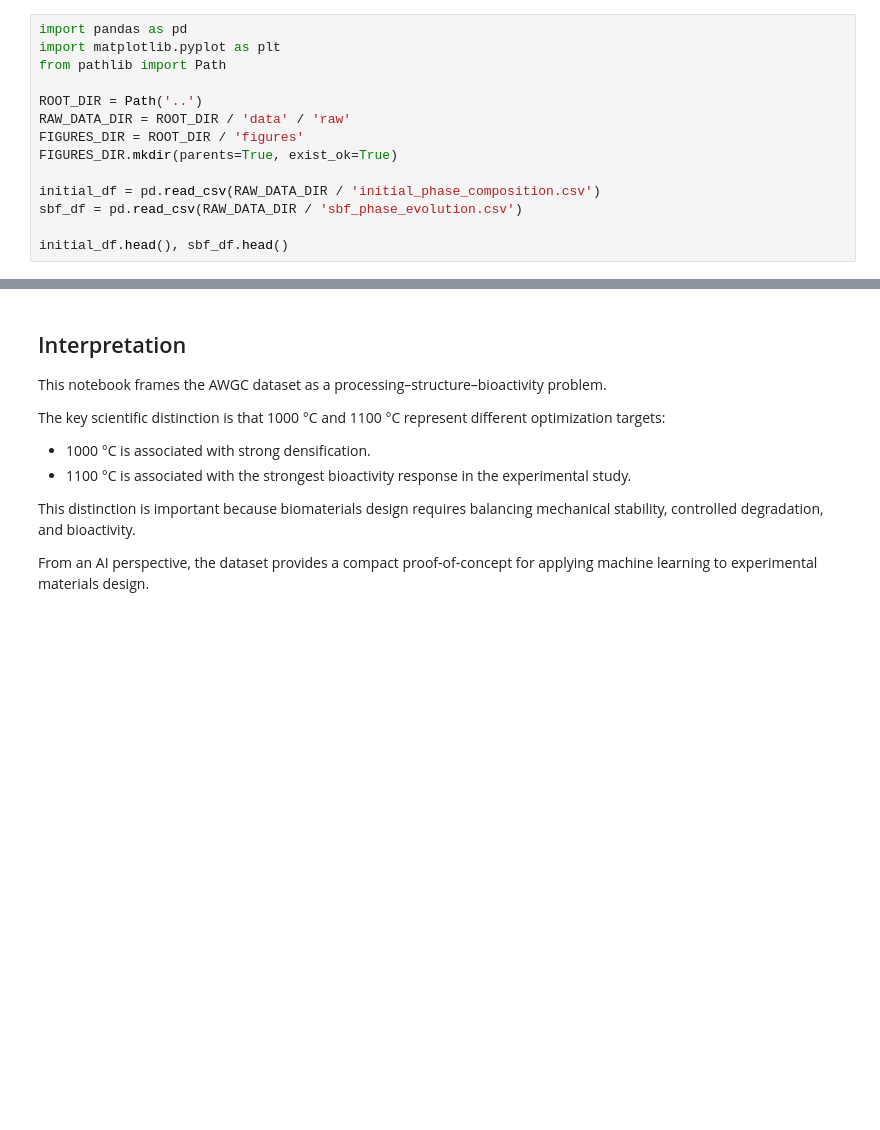
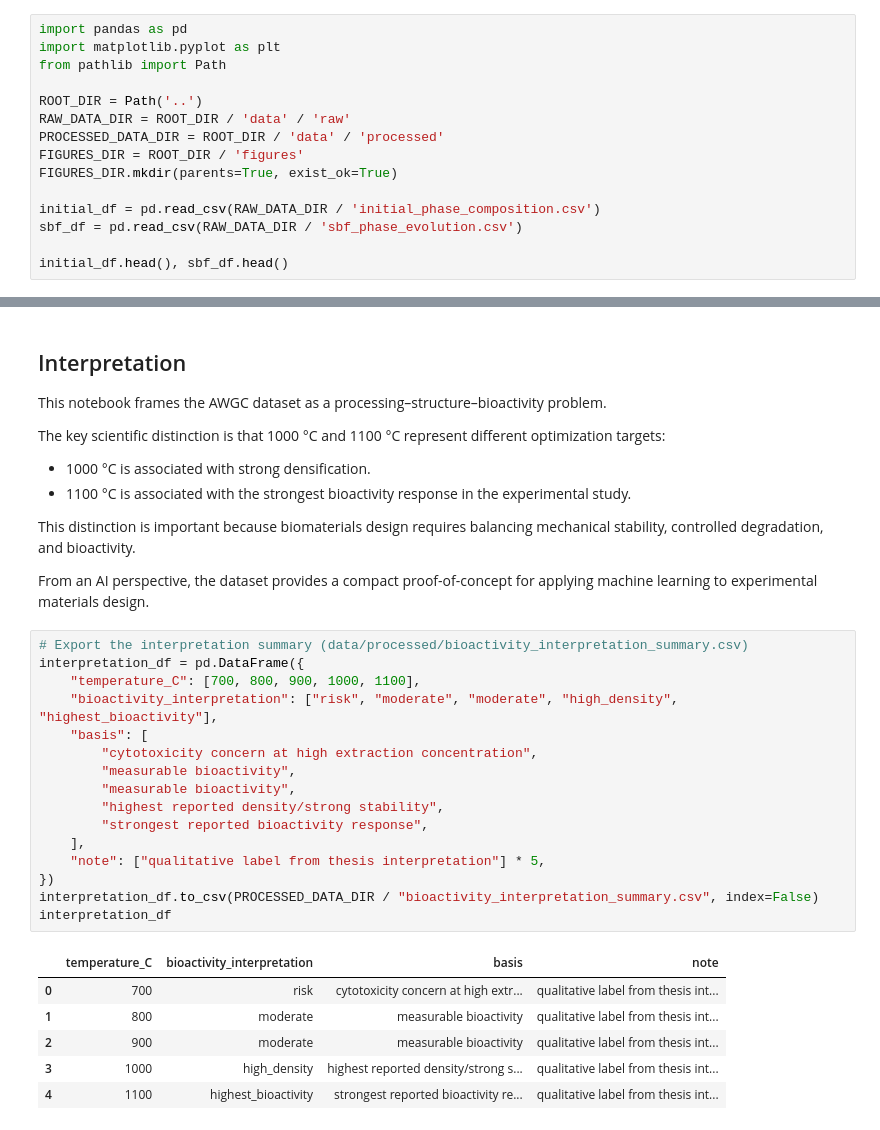
Before and after one commit to andualembelachew2/KineticAI-AWGC, a Jupyter notebook: notebooks/04_bioactivity_interpretation.ipynb, the cells around one changed output, grey strips where cells are left out. Saved outputs shown, nothing was run; the diff lists cells and outputs as text; blank space fills up the shorter version.

```diff
--- a/notebooks/04_bioactivity_interpretation.ipynb
+++ b/notebooks/04_bioactivity_interpretation.ipynb
@@ -45,6 +45,7 @@ from pathlib import Path
 
 ROOT_DIR = Path('..')
 RAW_DATA_DIR = ROOT_DIR / 'data' / 'raw'
+PROCESSED_DATA_DIR = ROOT_DIR / 'data' / 'processed'
 FIGURES_DIR = ROOT_DIR / 'figures'
 FIGURES_DIR.mkdir(parents=True, exist_ok=True)
 
@@ -325,3 +376,26 @@ The key scientific distinction is that 1000 °C and 1100 °C represent different
 This distinction is important because biomaterials design requires balancing mechanical stability, controlled degradation, and bioactivity.
 
 From an AI perspective, the dataset provides a compact proof-of-concept for applying machine learning to experimental materials design.
+# %%
+# Export the interpretation summary (data/processed/bioactivity_interpretation_summary.csv)
+interpretation_df = pd.DataFrame({
+    "temperature_C": [700, 800, 900, 1000, 1100],
+    "bioactivity_interpretation": ["risk", "moderate", "moderate", "high_density", "highest_bioactivity"],
+    "basis": [
+        "cytotoxicity concern at high extraction concentration",
+        "measurable bioactivity",
+        "measurable bioactivity",
+        "highest reported density/strong stability",
+        "strongest reported bioactivity response",
+    ],
+    "note": ["qualitative label from thesis interpretation"] * 5,
+})
+interpretation_df.to_csv(PROCESSED_DATA_DIR / "bioactivity_interpretation_summary.csv", index=False)
+interpretation_df
+# %% [output]
+|  | temperature_C | bioactivity_interpretation | basis | note |
+| 0 | 700 | risk | cytotoxicity concern at high extr... | qualitative label from thesis int... |
+| 1 | 800 | moderate | measurable bioactivity | qualitative label from thesis int... |
+| 2 | 900 | moderate | measurable bioactivity | qualitative label from thesis int... |
+| 3 | 1000 | high_density | highest reported density/strong s... | qualitative label from thesis int... |
+| 4 | 1100 | highest_bioactivity | strongest reported bioactivity re... | qualitative label from thesis int... |
```
Also changed, not shown: parts of 7 cells of this notebook, 21 other files.
